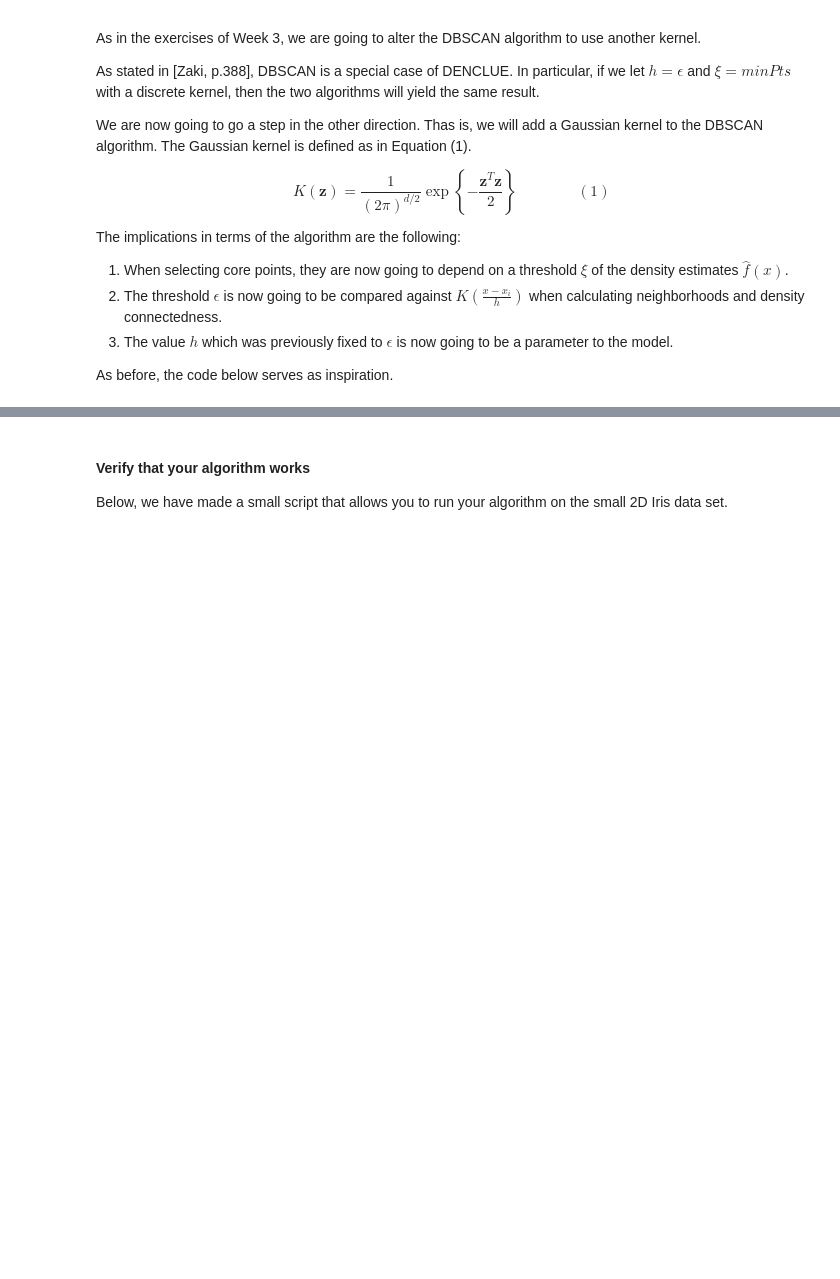
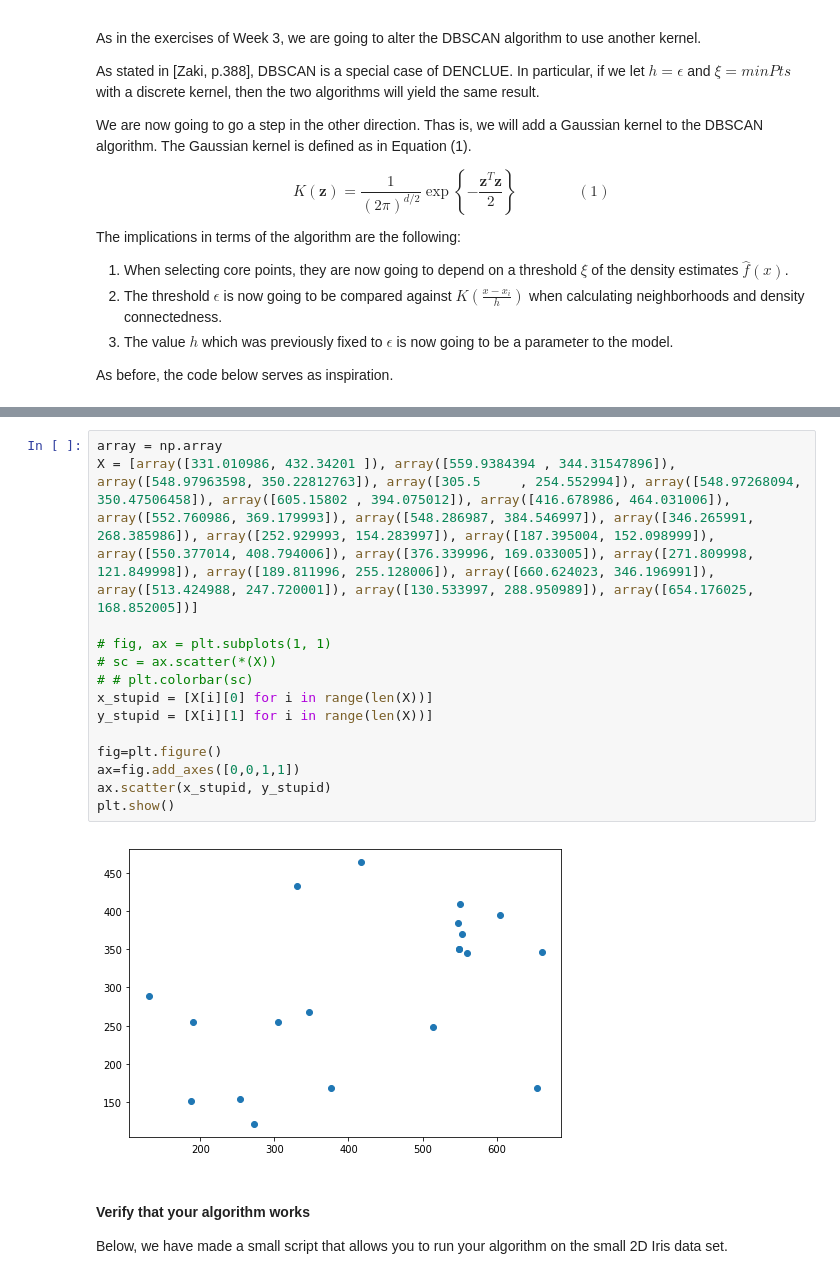
Before and after one commit to fatemehzardbani/DataMining, a Jupyter notebook: handins/HandIn-1.ipynb, the cells around one changed output, grey strips where cells are left out. Drawn from its saved outputs; the diff is of its cells as text; blank space fills up the shorter version.

```diff
--- a/handins/HandIn-1.ipynb
+++ b/handins/HandIn-1.ipynb
@@ -219,3 +309,19 @@ clustering = gaussian_dbscan(X, 5, 1)
+# %%
+array = np.array
+X = [array([331.010986, 432.34201 ]), array([559.9384394 , 344.31547896]), array([548.97963598, 350.22812763]), array([305.5     , 254.552994]), array([548.97268094, 350.47506458]), array([605.15802 , 394.075012]), array([416.678986, 464.031006]), array([552.760986, 369.179993]), array([548.286987, 384.546997]), array([346.265991, 268.385986]), array([252.929993, 154.283997]), array([187.395004, 152.098999]), array([550.377014, 408.794006]), array([376.339996, 169.033005]), array([271.809998, 121.849998]), array([189.811996, 255.128006]), array([660.624023, 346.196991]), array([513.424988, 247.720001]), array([130.533997, 288.950989]), array([654.176025, 168.852005])]
+
+# fig, ax = plt.subplots(1, 1)
+# sc = ax.scatter(*(X))
+# # plt.colorbar(sc)
+x_stupid = [X[i][0] for i in range(len(X))]
+y_stupid = [X[i][1] for i in range(len(X))]
+
+fig=plt.figure()
+ax=fig.add_axes([0,0,1,1])
+ax.scatter(x_stupid, y_stupid)
+plt.show()
+# %% [output]
+[figure, added]
 # %% [markdown]
 #### Verify that your algorithm works
 Below, we have made a small script that allows you to run your algorithm on the small 2D Iris data set.
```
Also changed, not shown: parts of 14 cells of this notebook, 23 other files.
